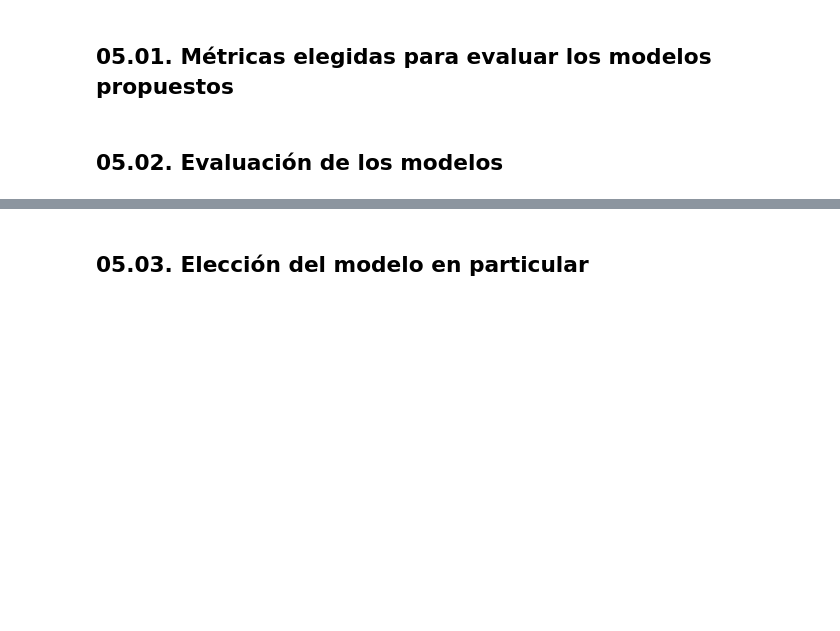
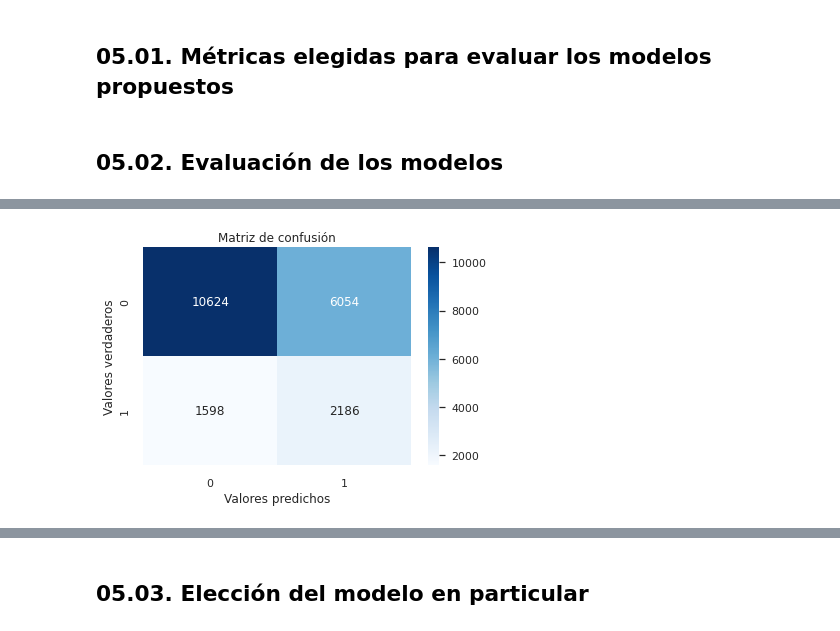
Before and after one commit to alexandergribenchenko/DS_LATAM_Test, a Jupyter notebook: solution.ipynb, the cells around one changed output, grey strips where cells are left out. Cells and saved outputs as stored; diff of their text form; code cells hidden in the pictures; blank space fills up the shorter version.

```diff
--- a/solution.ipynb
+++ b/solution.ipynb
@@ -684,6 +686,10 @@ lr_model = lr.fit(X_train, y_train)
 # %%
 dt = DecisionTreeClassifier(class_weight='balanced', random_state=42)
 dt_model = dt.fit(X_train, y_train)
+# %%
+ratio = len(y_train[y_train == 0])/len(y_train[y_train == 1])
+xgboost = xgb.XGBClassifier(objective='binary:logistic', scale_pos_weight = ratio, random_state=42)
+xgboost_model = xgboost.fit(X_train, y_train)
 # %% [markdown]
 ## 04.06. Alternativa de AutoML
 # %%
@@ -744,0 +806,3 @@ models()
+# %%
+%%timeit
+y_pred_xgboost = xgboost_model.predict(X_test)
@@ -744,0 +811,4 @@ models()
+# %%
+plot_confusion_matrix(y_test, y_pred_xgboost)
+# %% [output]
+[figure, added]
```
Also changed, not shown: parts of 17 cells of this notebook.
